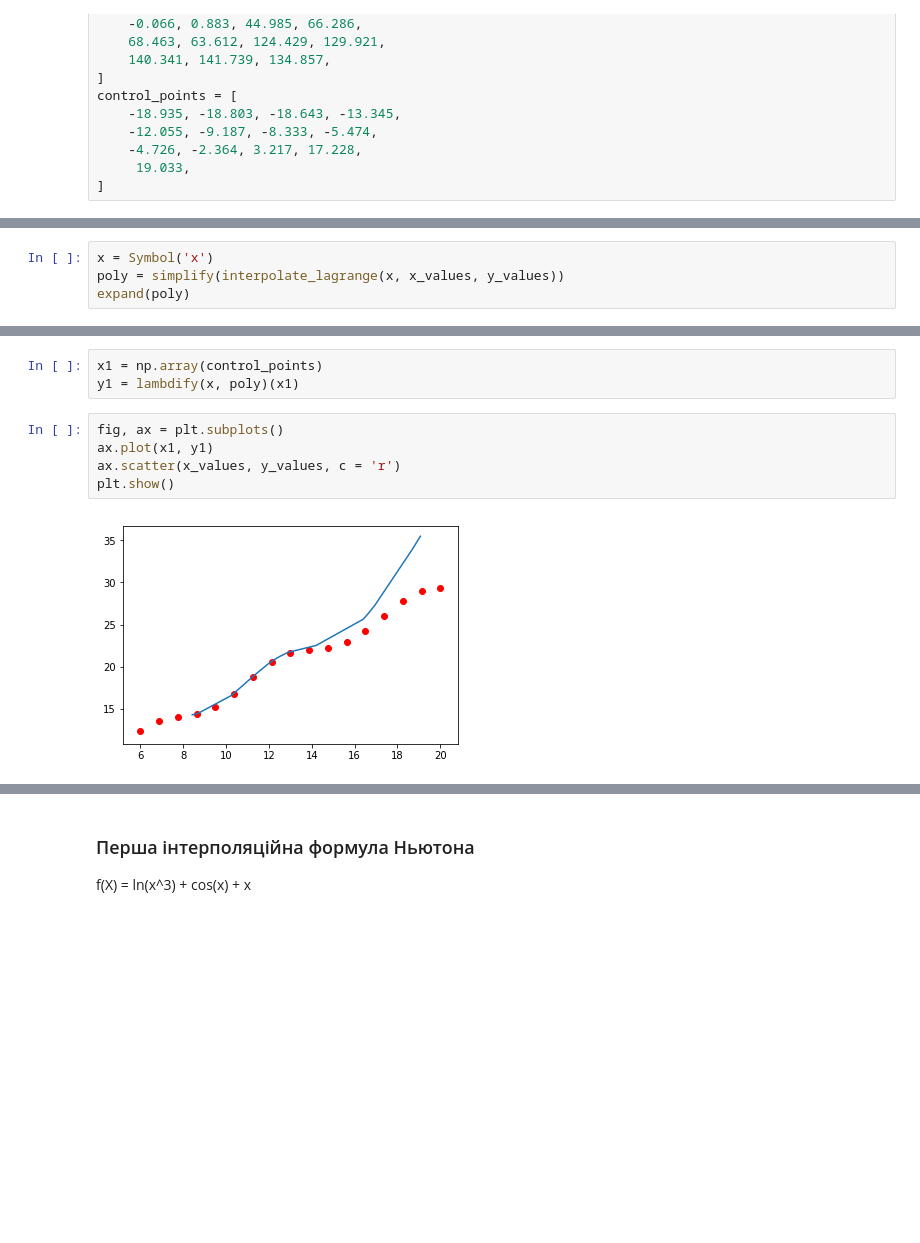
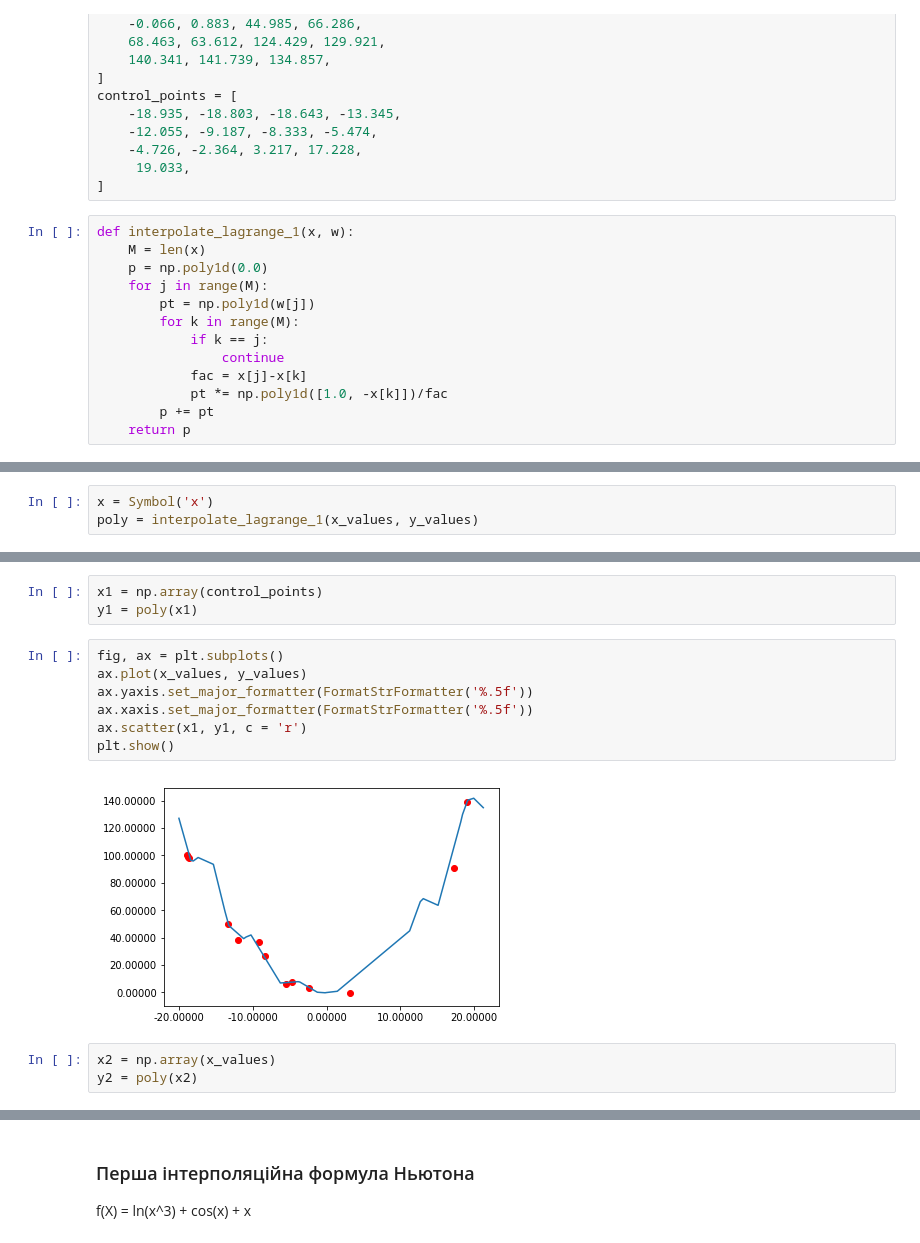
Before and after one commit to triabokon/NumMethods, a Jupyter notebook: Lab4.ipynb, the cells around one changed output, grey strips where cells are left out. Drawn from its saved outputs; the diff is of its cells as text; blank space fills up the shorter version.

Commit message:
lagrange method tuned

```diff
--- a/Lab4.ipynb
+++ b/Lab4.ipynb
@@ -31,4 +32,17 @@ control_points = [
     -4.726, -2.364, 3.217, 17.228,
      19.033,
 ]
+# %%
+def interpolate_lagrange_1(x, w):
+    M = len(x)
+    p = np.poly1d(0.0)
+    for j in range(M):
+        pt = np.poly1d(w[j])
+        for k in range(M):
+            if k == j:
+                continue
+            fac = x[j]-x[k]
+            pt *= np.poly1d([1.0, -x[k]])/fac
+        p += pt
+    return p
 # %%
@@ -46,5 +60,4 @@ def interpolate_lagrange(x, x_values, y_values):
     return sum(_basis(j)*y_values[j] for j in range(k))
 # %%
 x = Symbol('x')
-poly = simplify(interpolate_lagrange(x, x_values, y_values))
-expand(poly)
+poly = interpolate_lagrange_1(x_values, y_values)
@@ -53,10 +64,15 @@ $\displaystyle 2.5946987741537 \cdot 10^{-14} x^{16} - 5.21715858170565 \cdot 10
 # %%
 x1 = np.array(control_points)
-y1 = lambdify(x, poly)(x1)
+y1 = poly(x1)
 # %%
 fig, ax = plt.subplots()
-ax.plot(x1, y1)
-ax.scatter(x_values, y_values, c = 'r')
+ax.plot(x_values, y_values)
+ax.yaxis.set_major_formatter(FormatStrFormatter('%.5f'))
+ax.xaxis.set_major_formatter(FormatStrFormatter('%.5f'))
+ax.scatter(x1, y1, c = 'r')
 plt.show()
 # %% [output]
-[figure, old version]
+[figure, new version]
+# %%
+x2 = np.array(x_values)
+y2 = poly(x2)
```
Also changed, not shown: parts of 6 cells of this notebook.
